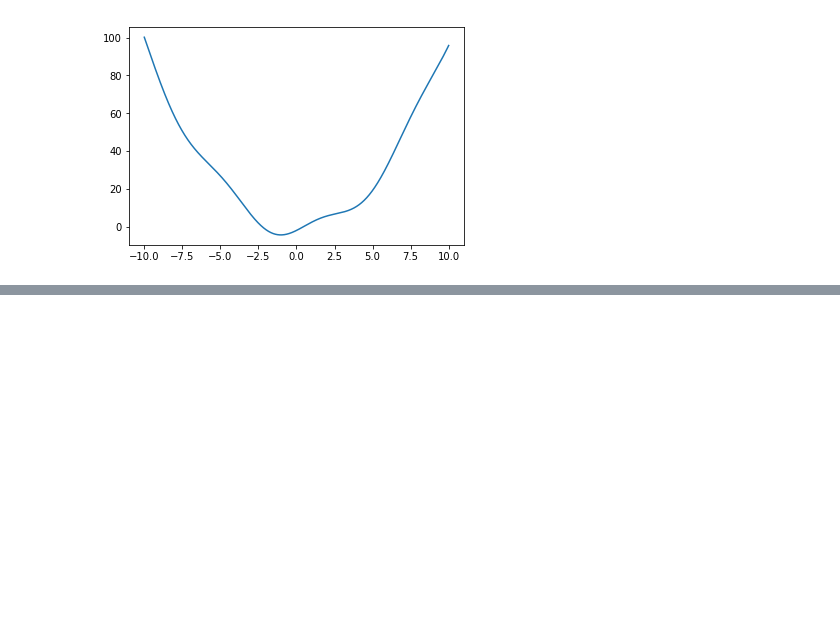
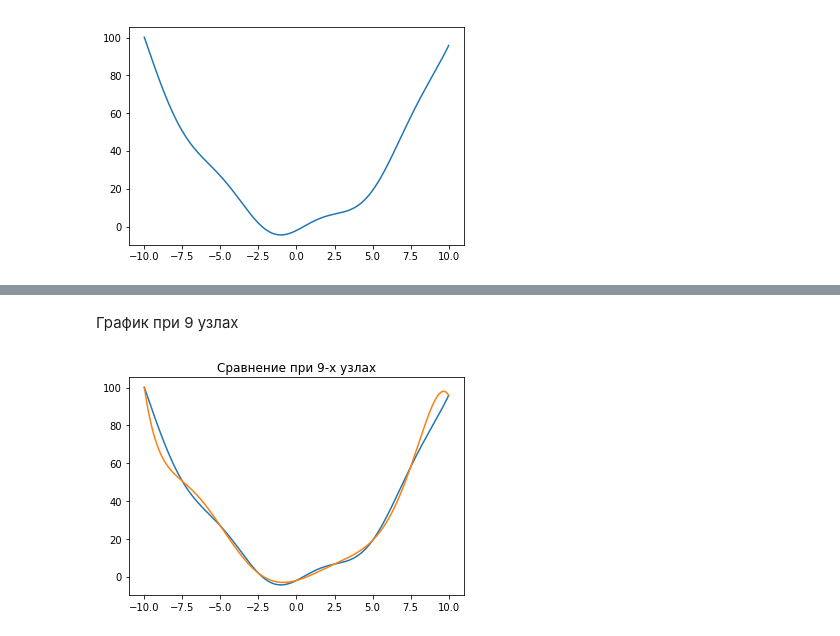
Before and after one commit to otzhora/numerical_methods-, a Jupyter notebook: sixth_task/Interpolation.ipynb, the cells around one changed output, grey strips where cells are left out. Drawn from its saved outputs; the diff is of its cells as text; code cells hidden in the pictures; blank space fills up the shorter version.

```diff
--- a/sixth_task/Interpolation.ipynb
+++ b/sixth_task/Interpolation.ipynb
@@ -18,0 +67,6 @@ plt.plot(x, f(x))
+# %% [markdown]
+График при 9 узлах
+# %%
+plot_int(L_n, a, 9)
+# %% [output]
+[figure, added]
```
Also changed, not shown: parts of 19 cells of this notebook.
